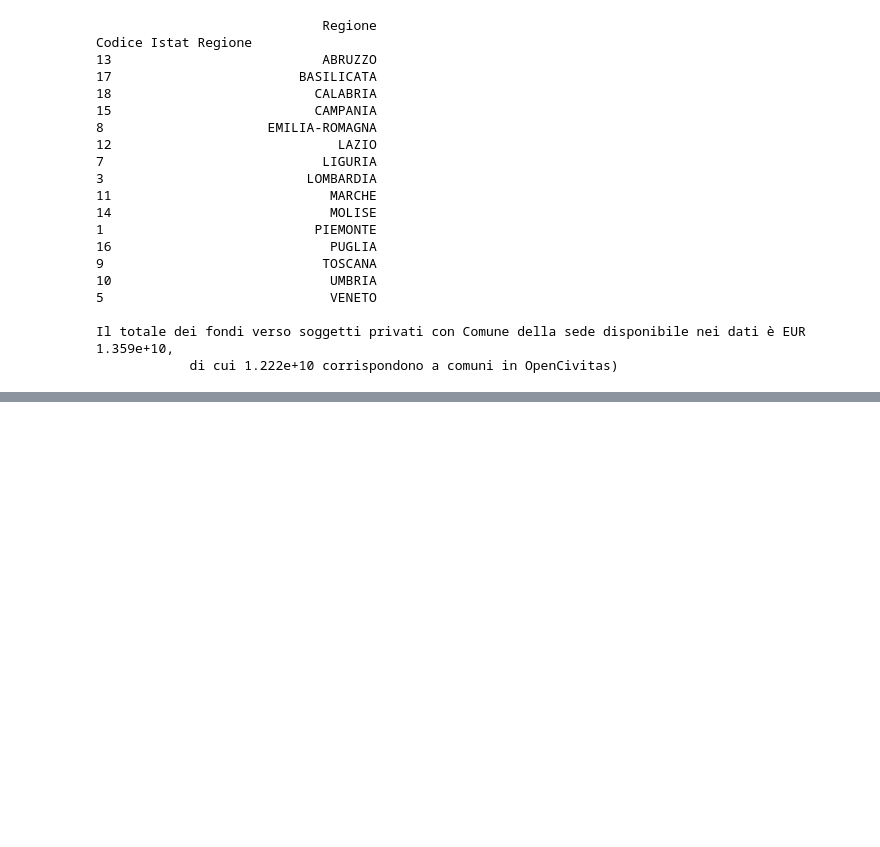
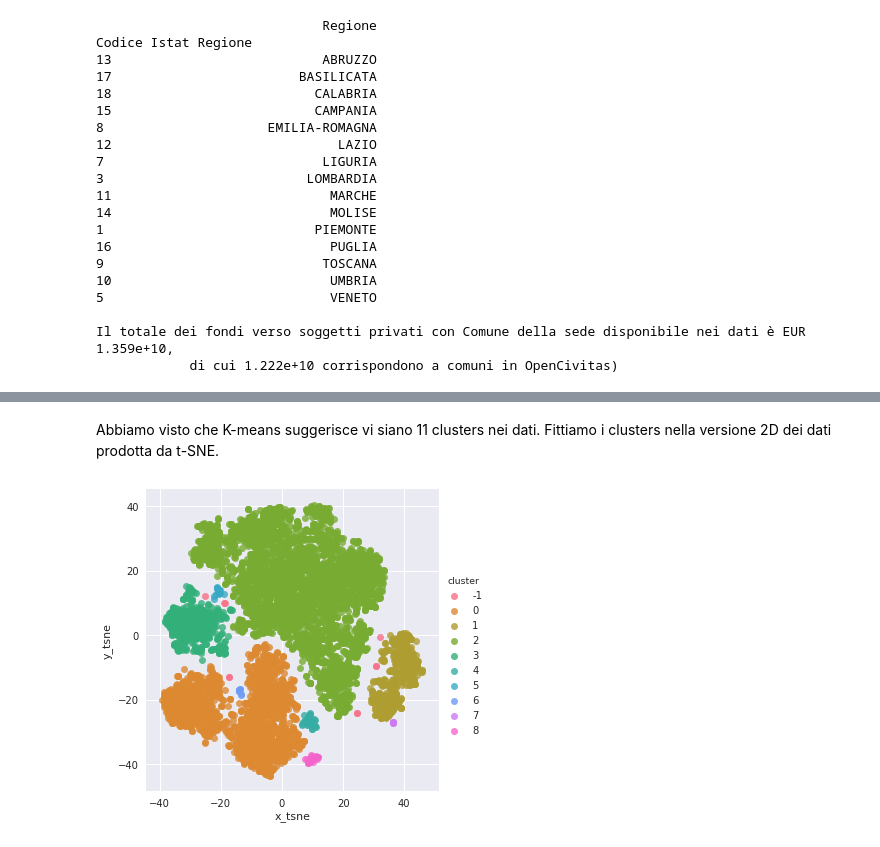
Before and after one commit to davideveronese/daf-data-science, a Jupyter notebook: opencoesione/Comune-based data.ipynb, the cells around one changed output, grey strips where cells are left out. Saved outputs shown, nothing was run; the diff lists cells and outputs as text; code cells hidden in the pictures; blank space fills up the shorter version.

```diff
--- a/opencoesione/Comune-based data.ipynb
+++ b/opencoesione/Comune-based data.ipynb
@@ -130,0 +192,17 @@ Name: Numero contribuenti, Length: 6640, dtype: float64
+# %% [markdown]
+Abbiamo visto che K-means suggerisce vi siano 11 clusters nei dati. Fittiamo i clusters nella versione 2D dei dati prodotta da t-SNE.
+# %%
+targetNClusters = 7
+
+Clusterer = sklearn.cluster.KMeans(n_clusters=targetNClusters,n_init=20)
+Clusterer = sklearn.cluster.AgglomerativeClustering(n_clusters=targetNClusters)
+Clusterer = sklearn.cluster.DBSCAN(eps=2.5)
+Clusterer.fit(X_embedded)
+spesaMedia['cluster'] = Clusterer.labels_
+spesaMedia['x_tsne']= X_embedded[:,0]
+spesaMedia['y_tsne']= X_embedded[:,1]
+# %%
+sns.lmplot(x='x_tsne', y='y_tsne',hue='cluster', data=spesaMedia, fit_reg=False)
+plt.show()
+# %% [output]
+[figure, added]
```
Also changed, not shown: parts of 16 cells of this notebook.
